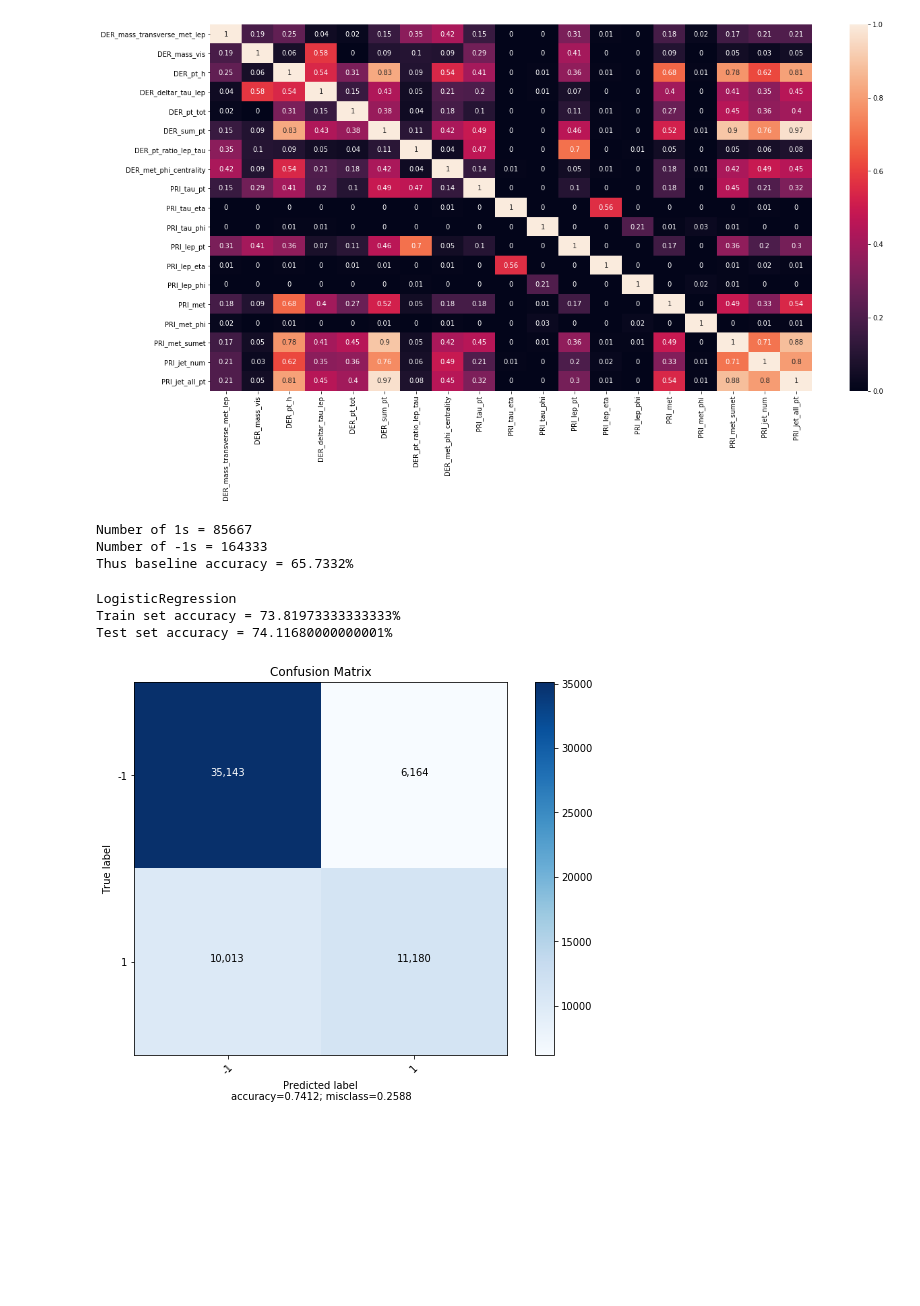
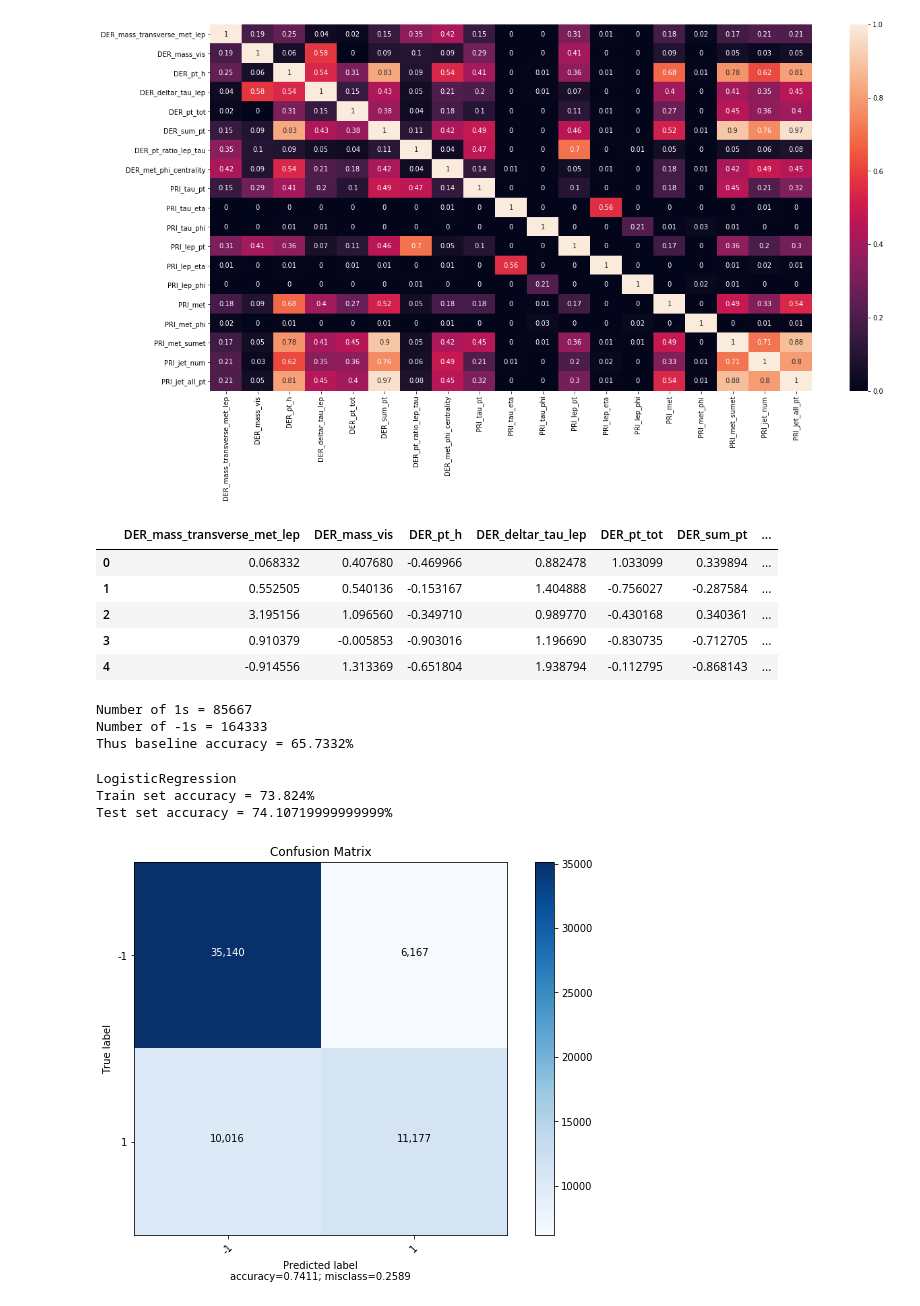
Before and after one commit to oganesManasian/EPFL-Machine-Learning-Higgs-2019, a Jupyter notebook: scripts/DRAFT.ipynb, the cells around one changed output. Cells and saved outputs as stored; diff of their text form; code cells hidden in the pictures; blank space fills up the shorter version.

```diff
--- a/scripts/DRAFT.ipynb
+++ b/scripts/DRAFT.ipynb
@@ -112,6 +123,17 @@ plt.figure(figsize=(20,10))
 sns.heatmap(np.abs(np.round(data_new.corr(), decimals=2)),annot=True);
 # %% [output]
 [figure]
+# %%
+# standardize data
+data_new = pd.DataFrame(preprocessing.StandardScaler().fit_transform(data_new.values),columns=data_new.columns)
+data_new.head()
+# %% [output]
+|  | DER_mass_transverse_met_lep | DER_mass_vis | DER_pt_h | DER_deltar_tau_lep | DER_pt_tot | DER_sum_pt | ... |
+| 0 | 0.068332 | 0.407680 | -0.469966 | 0.882478 | 1.033099 | 0.339894 | ... |
+| 1 | 0.552505 | 0.540136 | -0.153167 | 1.404888 | -0.756027 | -0.287584 | ... |
+| 2 | 3.195156 | 1.096560 | -0.349710 | 0.989770 | -0.430168 | 0.340361 | ... |
+| 3 | 0.910379 | -0.005853 | -0.903016 | 1.196690 | -0.830735 | -0.712705 | ... |
+| 4 | -0.914556 | 1.313369 | -0.651804 | 1.938794 | -0.112795 | -0.868143 | ... |
 # %%
 print('Number of 1s = {}'.format(len(y[y==1])))
 print('Number of -1s = {}'.format(len(y[y==-1])))
@@ -131,7 +155,23 @@ model_logit.fit(x_train,y_train)
 print('Train set accuracy = {}%'.format(model_logit.score(x_train,y_train)*100))
 print('Test set accuracy = {}%'.format(model_logit.score(x_test,y_test)*100))
 # print('Five-fold CV mean accuracy = {}'.format(np.mean(cross_val_score(model_logit,data_new,y,cv=5))*100))
+
+# print("------------------------------------------------")
+
+# print("DecisionTreeClassifier")
+# model_tree.fit(x_train,y_train)
+# print('Train set accuracy = {}'.format(model_tree.score(x_train,y_train)*100))
+# print('Test set accuracy = {}'.format(model_tree.score(x_test,y_test)*100))
+# # print('Five-fold CV mean accuracy = {}'.format(np.mean(cross_val_score(model_tree,data_new,y,cv=5))*100))
+
+# print("------------------------------------------------")
+
+# print("GradientBoostingClassifier")
+# model_gb.fit(x_train,y_train)
+# print('Train set accuracy = {}'.format(model_gb.score(x_train,y_train)*100))
+# print('Test set accuracy = {}'.format(model_gb.score(x_test,y_test)*100))
+# # print('Five-fold CV mean accuracy = {}'.format(np.mean(cross_val_score(model_gb,x,y,cv=5))*100))
 # %% [output]
 LogisticRegression
-Train set accuracy = 73.81973333333333%
-Test set accuracy = 74.11680000000001%
+Train set accuracy = 73.824%
+Test set accuracy = 74.10719999999999%
```
Also changed, not shown: parts of 30 cells of this notebook.
